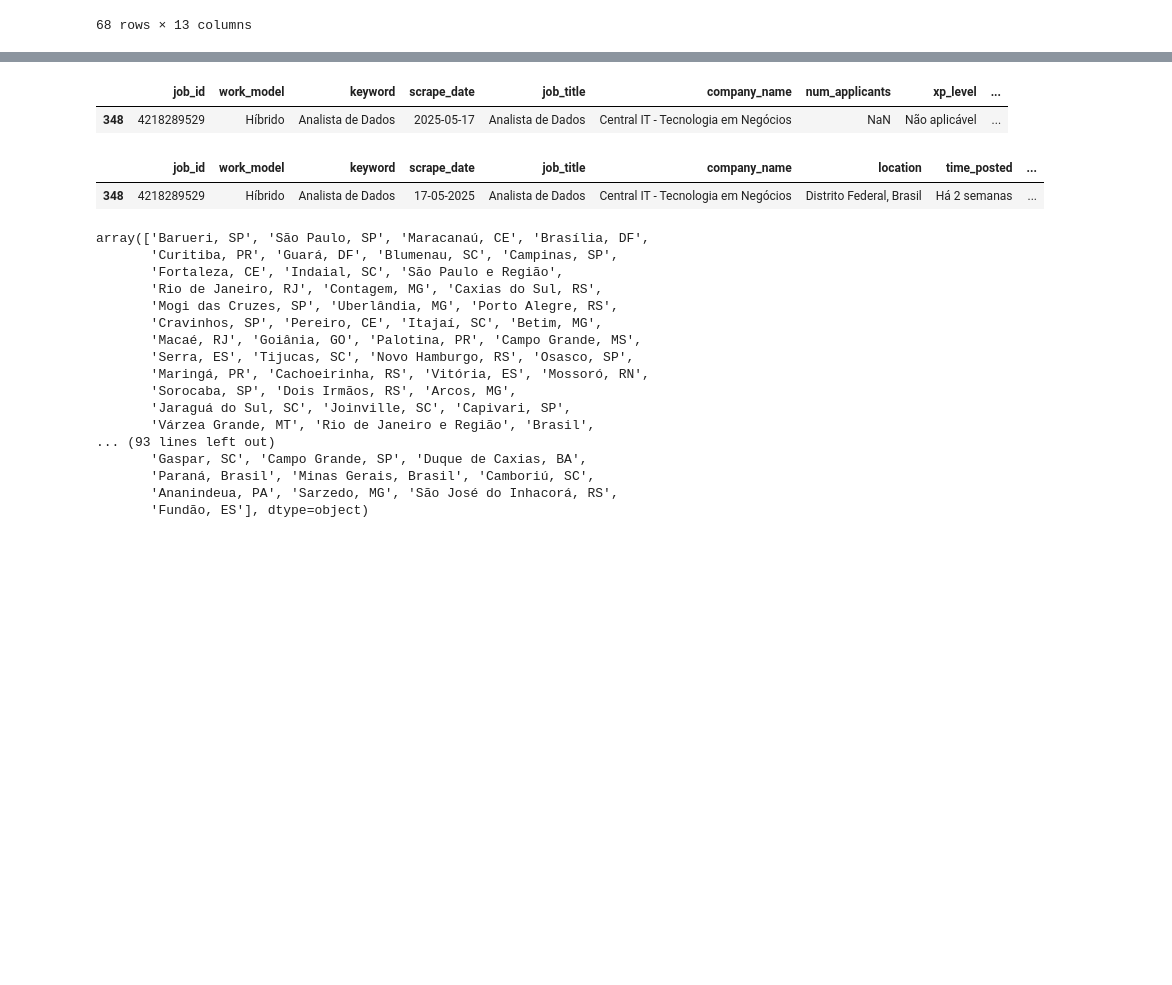
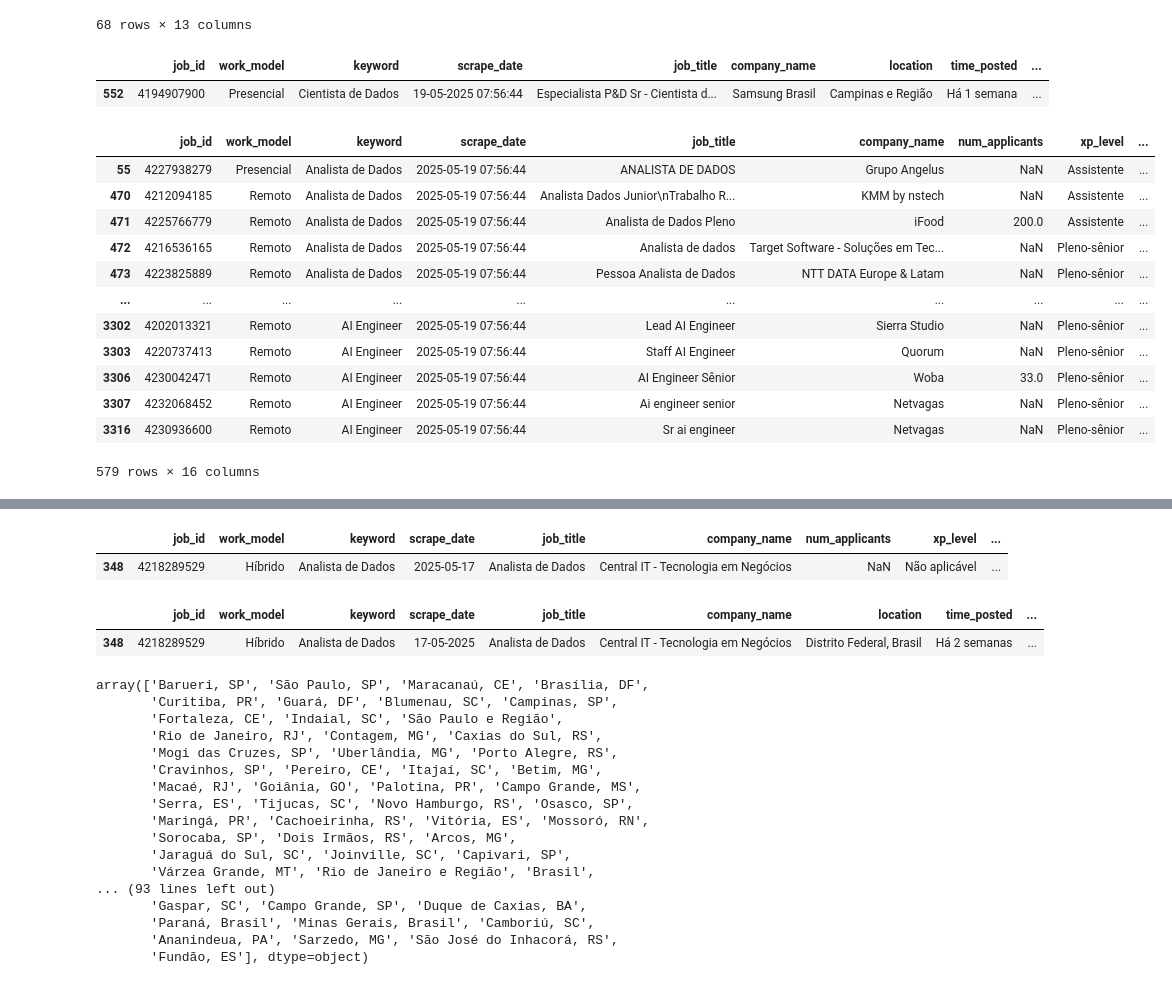
Before and after one commit to amaurineo/linkedin_jobs_analysis, a Jupyter notebook: notebooks/eda.ipynb, the cells around one changed output, grey strips where cells are left out. Cells and saved outputs as stored; diff of their text form; code cells hidden in the pictures; blank space fills up the shorter version.

```diff
--- a/notebooks/eda.ipynb
+++ b/notebooks/eda.ipynb
@@ -99,3 +26,24 @@ df[df['scrape_date'] == '19-05-2025']
 | 3571 | 4232466488 | Remoto | Machine Learning Engineer | 19-05-2025 | Senior machine learning engineer | Netvagas | Brasil | Há 16 horas | ... |
 | 3572 | 4230583118 | Presencial | AI Engineer | 19-05-2025 | AI ENGINEER - VAGAS PROFISSIONAIS | Portal de Empregos - BuscarVagas | Porto Alegre, RS | Há 3 horas | ... |
 68 rows × 13 columns
+# %%
+df[df['job_id']==4194907900]
+# %% [output]
+|  | job_id | work_model | keyword | scrape_date | job_title | company_name | location | time_posted | ... |
+| 552 | 4194907900 | Presencial | Cientista de Dados | 19-05-2025 07:56:44 | Especialista P&D Sr - Cientista d... | Samsung Brasil | Campinas e Região | Há 1 semana | ... |
+# %%
+jobs[jobs['city'] == "Brasil"]
+# %% [output]
+|  | job_id | work_model | keyword | scrape_date | job_title | company_name | num_applicants | xp_level | ... |
+| 55 | 4227938279 | Presencial | Analista de Dados | 2025-05-19 07:56:44 | ANALISTA DE DADOS | Grupo Angelus | NaN | Assistente | ... |
+| 470 | 4212094185 | Remoto | Analista de Dados | 2025-05-19 07:56:44 | Analista Dados Junior\nTrabalho R... | KMM by nstech | NaN | Assistente | ... |
+| 471 | 4225766779 | Remoto | Analista de Dados | 2025-05-19 07:56:44 | Analista de Dados Pleno | iFood | 200.0 | Assistente | ... |
+| 472 | 4216536165 | Remoto | Analista de Dados | 2025-05-19 07:56:44 | Analista de dados | Target Software - Soluções em Tec... | NaN | Pleno-sênior | ... |
+| 473 | 4223825889 | Remoto | Analista de Dados | 2025-05-19 07:56:44 | Pessoa Analista de Dados | NTT DATA Europe & Latam | NaN | Pleno-sênior | ... |
+| ... | ... | ... | ... | ... | ... | ... | ... | ... | ... |
+| 3302 | 4202013321 | Remoto | AI Engineer | 2025-05-19 07:56:44 | Lead AI Engineer | Sierra Studio | NaN | Pleno-sênior | ... |
+| 3303 | 4220737413 | Remoto | AI Engineer | 2025-05-19 07:56:44 | Staff AI Engineer | Quorum | NaN | Pleno-sênior | ... |
+| 3306 | 4230042471 | Remoto | AI Engineer | 2025-05-19 07:56:44 | AI Engineer Sênior | Woba | 33.0 | Pleno-sênior | ... |
+| 3307 | 4232068452 | Remoto | AI Engineer | 2025-05-19 07:56:44 | Ai engineer senior | Netvagas | NaN | Pleno-sênior | ... |
+| 3316 | 4230936600 | Remoto | AI Engineer | 2025-05-19 07:56:44 | Sr ai engineer | Netvagas | NaN | Pleno-sênior | ... |
+579 rows × 16 columns
```
Also changed, not shown: parts of 4 cells of this notebook, 18 other files.
